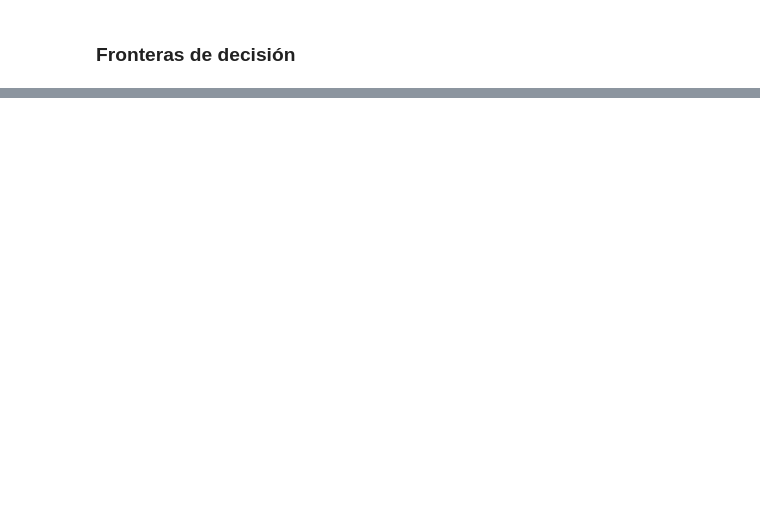
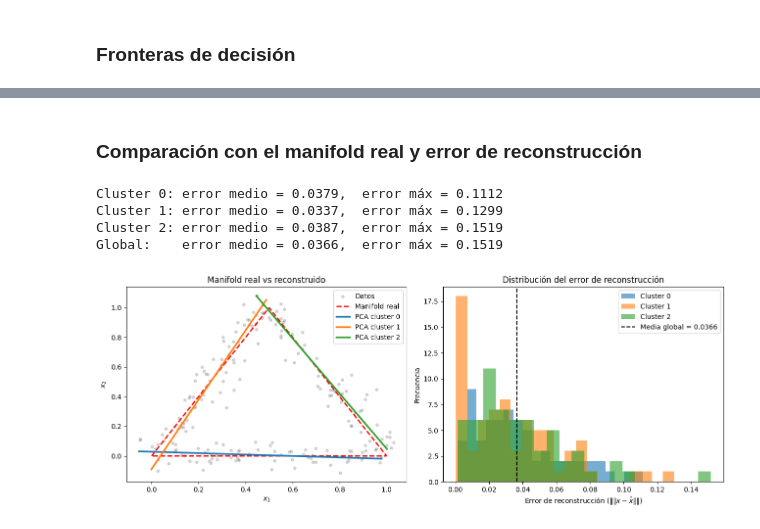
Before and after one commit to Fjmoya-uba/Taller-Procesamiento-Se-ales, a Jupyter notebook: TPs/TPS_07_Francisco_Javier_Moya.ipynb, the cells around one changed output, grey strips where cells are left out. Drawn from its saved outputs; the diff is of its cells as text; code cells hidden in the pictures; blank space fills up the shorter version.

```diff
--- a/TPs/TPS_07_Francisco_Javier_Moya.ipynb
+++ b/TPs/TPS_07_Francisco_Javier_Moya.ipynb
@@ -378,0 +536,18 @@ Este mecanismo de autocorrección funciona en este dataset porque la separación
+# %%
+fig, ax = plt.subplots(figsize=(6, 6))
+
+ax.scatter(X[:, 0], X[:, 1], s=15, alpha=0.3, color='gray', label='Datos')
+
+for j, pca_j in enumerate(pcas):
+    mask = labels_em == j
+    proj = pca_j.transform(X[mask], k=1)
+    u_range = np.linspace(proj.min(), proj.max(), 200).reshape(-1, 1)
+    line = pca_j.inverse_transform(u_range)
+    ax.plot(line[:, 0], line[:, 1], color=colors[j], linewidth=2.5, label=f'Cluster {j}')
+
+ax.set_title('Manifold reconstruido por PCA condicional')
+ax.set_xlabel('$x_1$')
+ax.set_ylabel('$x_2$')
+ax.legend()
+plt.tight_layout()
+plt.show()
@@ -378,0 +556,55 @@ Este mecanismo de autocorrección funciona en este dataset porque la separación
+# %% [markdown]
+### Comparación con el manifold real y error de reconstrucción
+# %%
+# Error de reconstrucción por punto: ||x_i - PCA^{-1}(PCA(x_i))||
+errors = np.zeros(len(X))
+X_rec = np.zeros_like(X)
+
+for j, pca_j in enumerate(pcas):
+    mask = labels_em == j
+    proj = pca_j.transform(X[mask], k=1)
+    X_rec[mask] = pca_j.inverse_transform(proj)
+    errors[mask] = np.linalg.norm(X[mask] - X_rec[mask], axis=1)
+
+for j in range(em.k):
+    mask = labels_em == j
+    print(f'Cluster {j}: error medio = {errors[mask].mean():.4f},  error máx = {errors[mask].max():.4f}')
+print(f'Global:    error medio = {errors.mean():.4f},  error máx = {errors.max():.4f}')
+
+fig, axes = plt.subplots(1, 2, figsize=(13, 5))
+
+# Izquierda: manifold real (rojo) vs reconstruido (colores por cluster)
+ax = axes[0]
+ax.scatter(X[:, 0], X[:, 1], s=15, alpha=0.3, color='gray', label='Datos')
+ax.plot(M[:, 0], M[:, 1], color='red', linewidth=2, linestyle='--', label='Manifold real')
+for j, pca_j in enumerate(pcas):
+    mask = labels_em == j
+    proj = pca_j.transform(X[mask], k=1)
+    u_range = np.linspace(proj.min(), proj.max(), 200).reshape(-1, 1)
+    line = pca_j.inverse_transform(u_range)
+    ax.plot(line[:, 0], line[:, 1], color=colors[j], linewidth=2.5, label=f'PCA cluster {j}')
+ax.set_title('Manifold real vs reconstruido')
+ax.set_xlabel('$x_1$')
+ax.set_ylabel('$x_2$')
+ax.legend()
+
+# Derecha: histograma del error de reconstrucción por cluster
+ax = axes[1]
+for j in range(em.k):
+    mask = labels_em == j
+    ax.hist(errors[mask], bins=20, alpha=0.6, color=colors[j], label=f'Cluster {j}')
+ax.axvline(errors.mean(), color='black', linestyle='--', linewidth=1.5,
+           label=f'Media global = {errors.mean():.4f}')
+ax.set_xlabel('Error de reconstrucción ($\|\|x - \hat{x}\|\|$)')
+ax.set_ylabel('Frecuencia')
+ax.set_title('Distribución del error de reconstrucción')
+ax.legend()
+
+plt.tight_layout()
+plt.show()
+# %% [output]
+Cluster 0: error medio = 0.0379,  error máx = 0.1112
+Cluster 1: error medio = 0.0337,  error máx = 0.1299
+Cluster 2: error medio = 0.0387,  error máx = 0.1519
+Global:    error medio = 0.0366,  error máx = 0.1519
+[figure, added]
```
Also changed, not shown: parts of 26 cells of this notebook.
